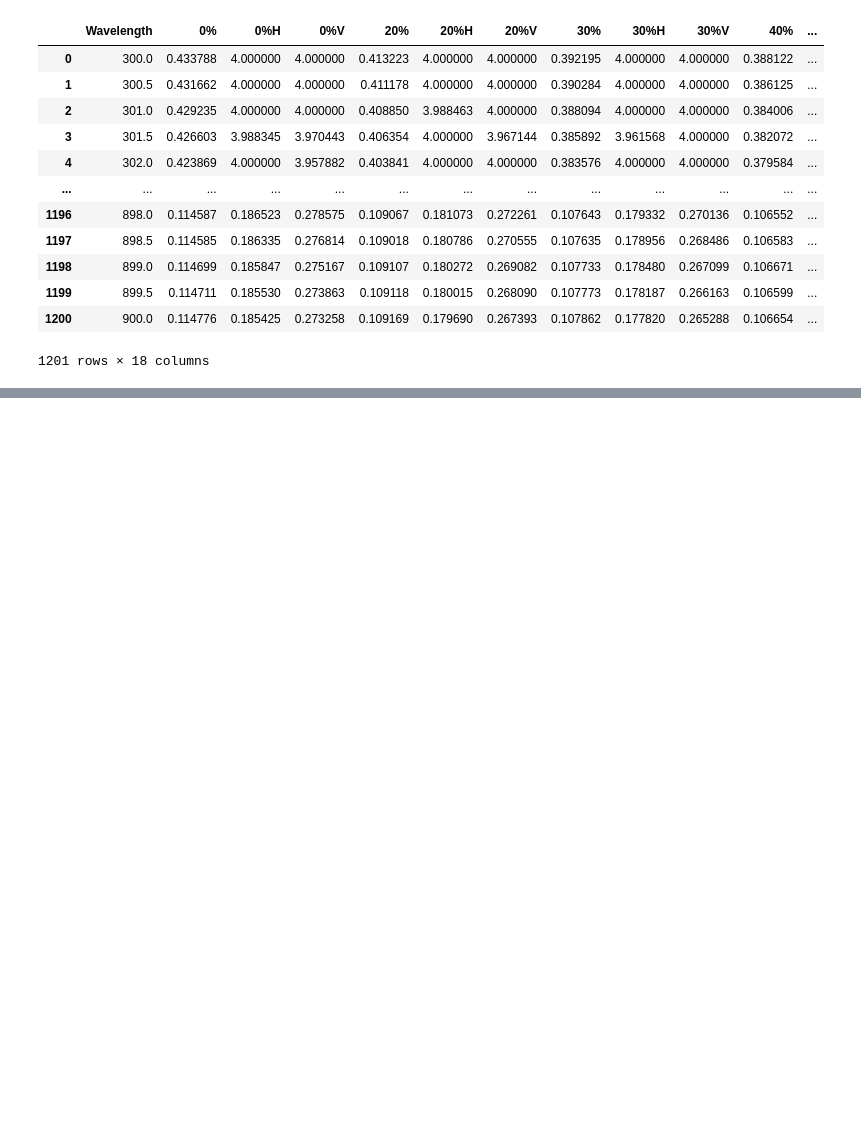
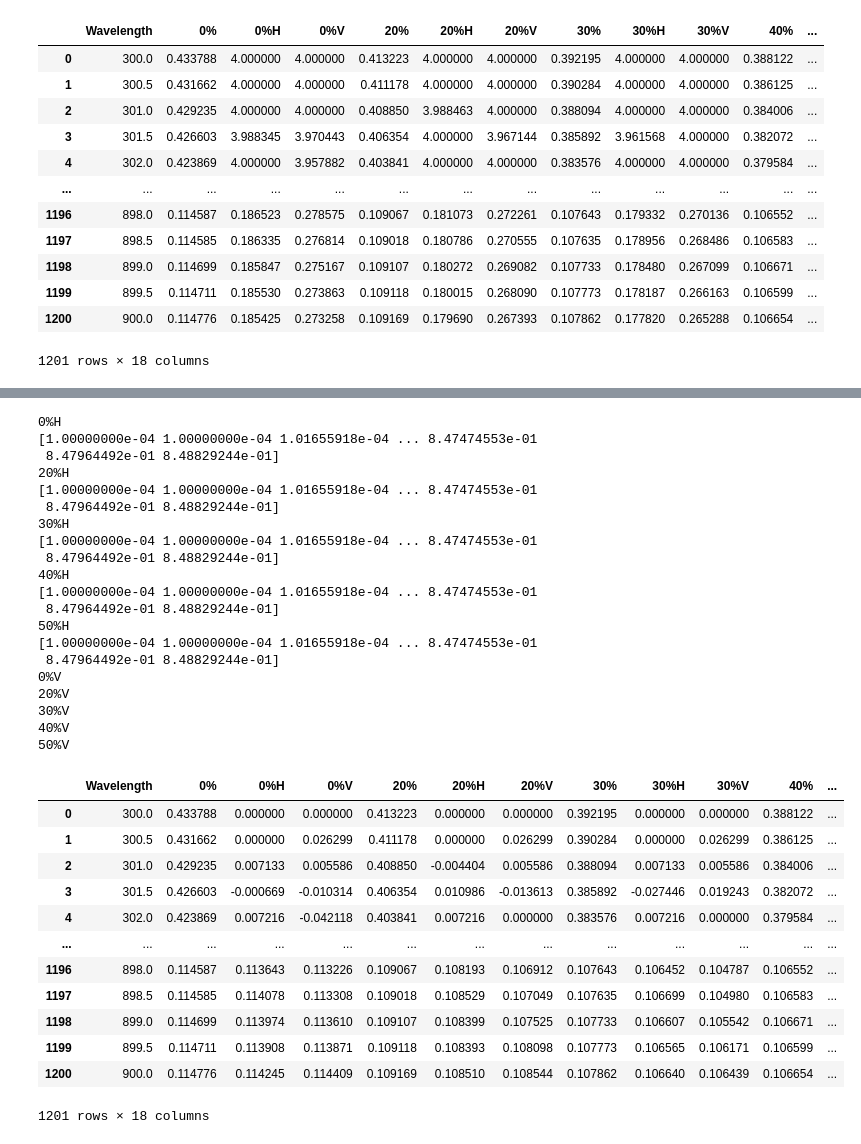
Before and after one commit to trilusa/UV-vis, a Jupyter notebook: polarized_uv-vis_plotting.ipynb, the cells around one changed output, grey strips where cells are left out. Drawn from its saved outputs; the diff is of its cells as text; code cells hidden in the pictures; blank space fills up the shorter version.

Commit message:
fixed absorbance issue

```diff
--- a/polarized_uv-vis_plotting.ipynb
+++ b/polarized_uv-vis_plotting.ipynb
@@ -56,6 +57,18 @@ def plot_polarized_UVvis(_df, bw=None, ylim=(0,1.05),title="", plot_transmittanc
     return fig,axs
 
     # plt.show()
+# %%
+def TtoA(T):
+    return -np.log10(T)
+
+def AtoT(A):
+    return 10**(-A)
+
+# abs_absorbance = lambda log_absorbance_data: (log_absorbance_data)
+
+#tests
+# print(TtoA(np.array([1 , 0.1, .001])))
+# print(AtoT(np.array([-4., -1. , 0. , -2., 4.])))
 # %%
 
 # Load the CSV file into a pandas DataFrame, with metadata
@@ -145 +136,56 @@ df_rescaled
+# %%
+#### baseline correction ####
+# formula used
+formula = r"$A_{\text{corrected}} = A_{\text{raw}} - A_{\text{baseline}}$"
+
+df_corrected = raw_df.copy()
+for i, column in enumerate([col for col in df_corrected.columns if 'H' in col and 'baseline' not in col]):
+    print(column)
+    print(AtoT(df_corrected['H_baseline'].values))
+    df_corrected[column] = raw_df[column].values - raw_df['H_baseline'].values#TtoA( AtoT(raw_df[column].values) / AtoT(raw_df['H_baseline'].values))
+    # df_corrected[column] = 1 - ((1 - df_corrected[column].values) / (1 - df_corrected['H_baseline'].values))
+    # corrected_values = (1 - df_corrected[column].values) / (1 - df_corrected['H_baseline'].values)
+    # clamped_values = np.clip(corrected_values, 0, 1)
+    # df_corrected[column] = 1 - clamped_values
+
+for i, column in enumerate([col for col in df_corrected.columns if 'V' in col and 'baseline' not in col]):
+    print(column)
+    # df_corrected[column] = 1 - ((1 - df_corrected[column].values) / (1 - df_corrected[' V_baseline'].values))
+    df_corrected[column] = raw_df[column].values - raw_df['V_baseline'].values#TtoA(AtoT(raw_df[column].values) / AtoT(raw_df['V_baseline'].values))
+
+df_corrected
+# %% [output]
+0%H
+[1.00000000e-04 1.00000000e-04 1.01655918e-04 ... 8.47474553e-01
+ 8.47964492e-01 8.48829244e-01]
+20%H
+[1.00000000e-04 1.00000000e-04 1.01655918e-04 ... 8.47474553e-01
+ 8.47964492e-01 8.48829244e-01]
+30%H
+[1.00000000e-04 1.00000000e-04 1.01655918e-04 ... 8.47474553e-01
+ 8.47964492e-01 8.48829244e-01]
+40%H
+[1.00000000e-04 1.00000000e-04 1.01655918e-04 ... 8.47474553e-01
+ 8.47964492e-01 8.48829244e-01]
+50%H
+[1.00000000e-04 1.00000000e-04 1.01655918e-04 ... 8.47474553e-01
+ 8.47964492e-01 8.48829244e-01]
+0%V
+20%V
+30%V
+40%V
+50%V
+|  | Wavelength | 0% | 0%H | 0%V | 20% | 20%H | 20%V | 30% | 30%H | 30%V | 40% | ... |
+| 0 | 300.0 | 0.433788 | 0.000000 | 0.000000 | 0.413223 | 0.000000 | 0.000000 | 0.392195 | 0.000000 | 0.000000 | 0.388122 | ... |
+| 1 | 300.5 | 0.431662 | 0.000000 | 0.026299 | 0.411178 | 0.000000 | 0.026299 | 0.390284 | 0.000000 | 0.026299 | 0.386125 | ... |
+| 2 | 301.0 | 0.429235 | 0.007133 | 0.005586 | 0.408850 | -0.004404 | 0.005586 | 0.388094 | 0.007133 | 0.005586 | 0.384006 | ... |
+| 3 | 301.5 | 0.426603 | -0.000669 | -0.010314 | 0.406354 | 0.010986 | -0.013613 | 0.385892 | -0.027446 | 0.019243 | 0.382072 | ... |
+| 4 | 302.0 | 0.423869 | 0.007216 | -0.042118 | 0.403841 | 0.007216 | 0.000000 | 0.383576 | 0.007216 | 0.000000 | 0.379584 | ... |
+| ... | ... | ... | ... | ... | ... | ... | ... | ... | ... | ... | ... | ... |
+| 1196 | 898.0 | 0.114587 | 0.113643 | 0.113226 | 0.109067 | 0.108193 | 0.106912 | 0.107643 | 0.106452 | 0.104787 | 0.106552 | ... |
+| 1197 | 898.5 | 0.114585 | 0.114078 | 0.113308 | 0.109018 | 0.108529 | 0.107049 | 0.107635 | 0.106699 | 0.104980 | 0.106583 | ... |
+| 1198 | 899.0 | 0.114699 | 0.113974 | 0.113610 | 0.109107 | 0.108399 | 0.107525 | 0.107733 | 0.106607 | 0.105542 | 0.106671 | ... |
+| 1199 | 899.5 | 0.114711 | 0.113908 | 0.113871 | 0.109118 | 0.108393 | 0.108098 | 0.107773 | 0.106565 | 0.106171 | 0.106599 | ... |
+| 1200 | 900.0 | 0.114776 | 0.114245 | 0.114409 | 0.109169 | 0.108510 | 0.108544 | 0.107862 | 0.106640 | 0.106439 | 0.106654 | ... |
+1201 rows × 18 columns
 # %%
```
Also changed, not shown: parts of 9 cells of this notebook, 2 other files.
